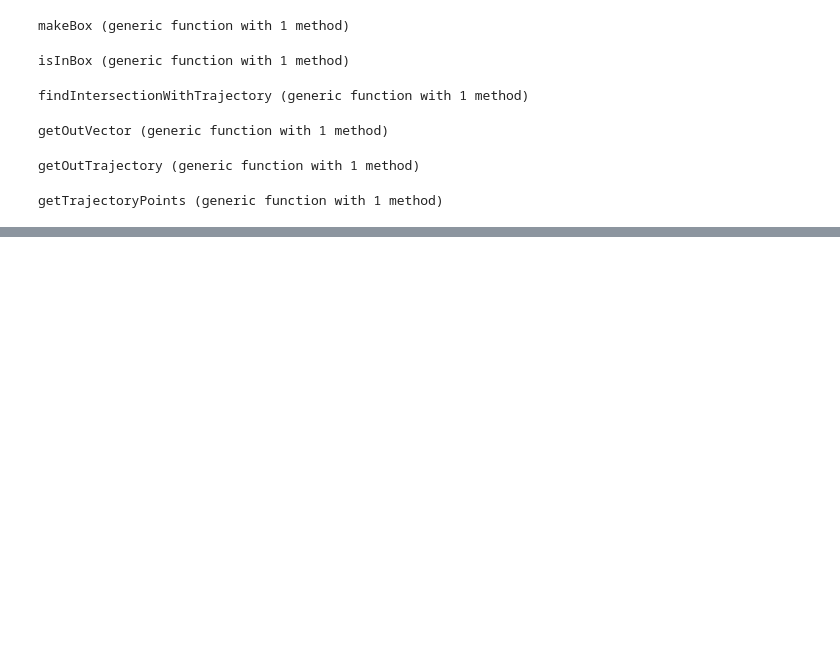
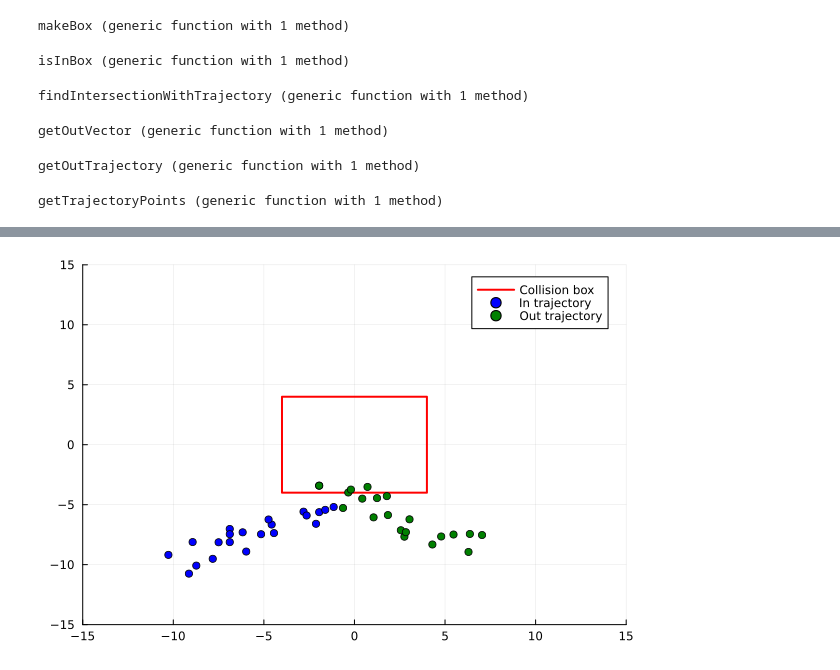
Before and after one commit to lianexu/9.66-Final-Project, a Jupyter notebook: MyProject/src/PhysicsSim2.ipynb, the cells around one changed output, grey strips where cells are left out. Cells and saved outputs as stored; diff of their text form; code cells hidden in the pictures; blank space fills up the shorter version.

```diff
--- a/MyProject/src/PhysicsSim2.ipynb
+++ b/MyProject/src/PhysicsSim2.ipynb
@@ -257,0 +382,18 @@ render_trace(trace, box, i_in_count, i_out_count)
+# %%
+scale = 4
+theta =  0 * 0.0174533 # degrees to radians
+box = makeBox(theta,scale)
+O_in = [-10.0;-10.0]
+V_in = normalize([3.0,2.0])
+O_out, V_out, t_out = getOutTrajectory(box, scale, O_in, V_in)
+
+ts = [0:0.5:20;]
+jitter_x = 0.75
+jitter_y = 0.75
+y_in, y_out, i_in_count, i_out_count = line_model2(O_in, V_in, t_out, O_out, V_out, ts, jitter_x, jitter_y)
+trace = Gen.simulate(line_model2, (O_in, V_in, t_out, O_out, V_out, ts, jitter_x, jitter_y));
+choices = Gen.get_choices(trace)
+in_traj, out_traj, all_traj = getTrajectoryPoints2(trace, i_in_count, i_out_count)
+render_trace2(trace, box)
+# %% [output]
+[figure, added]
```
Also changed, not shown: parts of 16 cells of this notebook.
